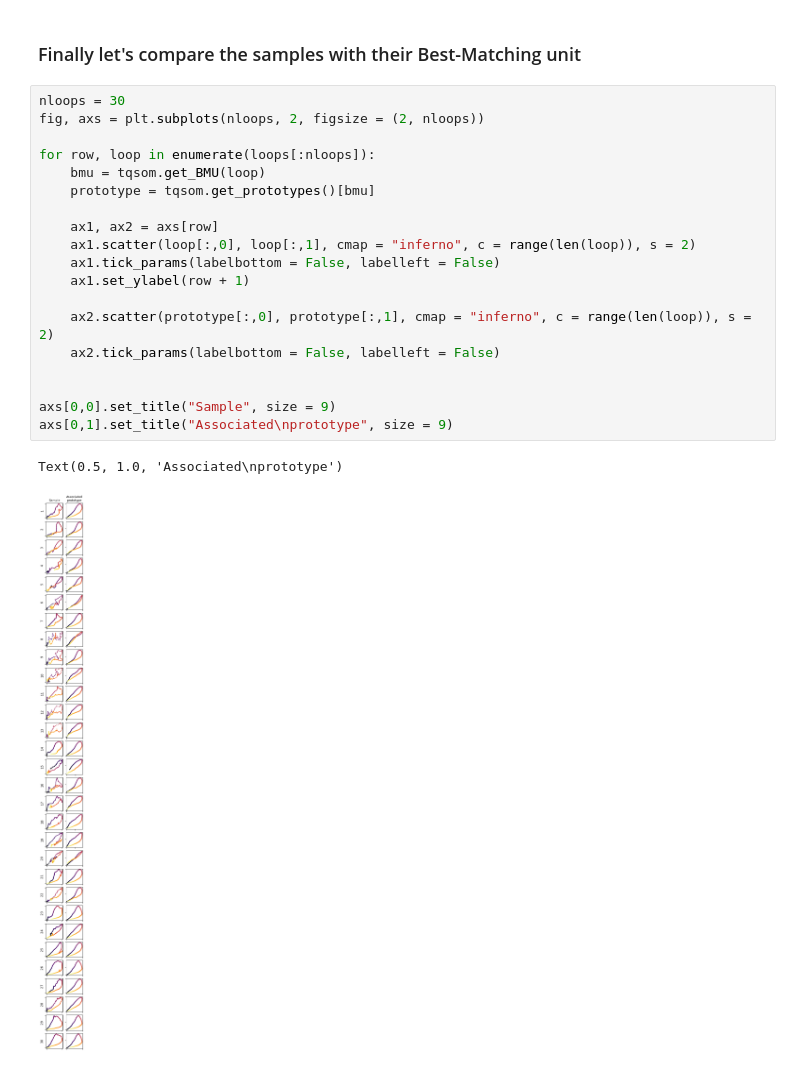
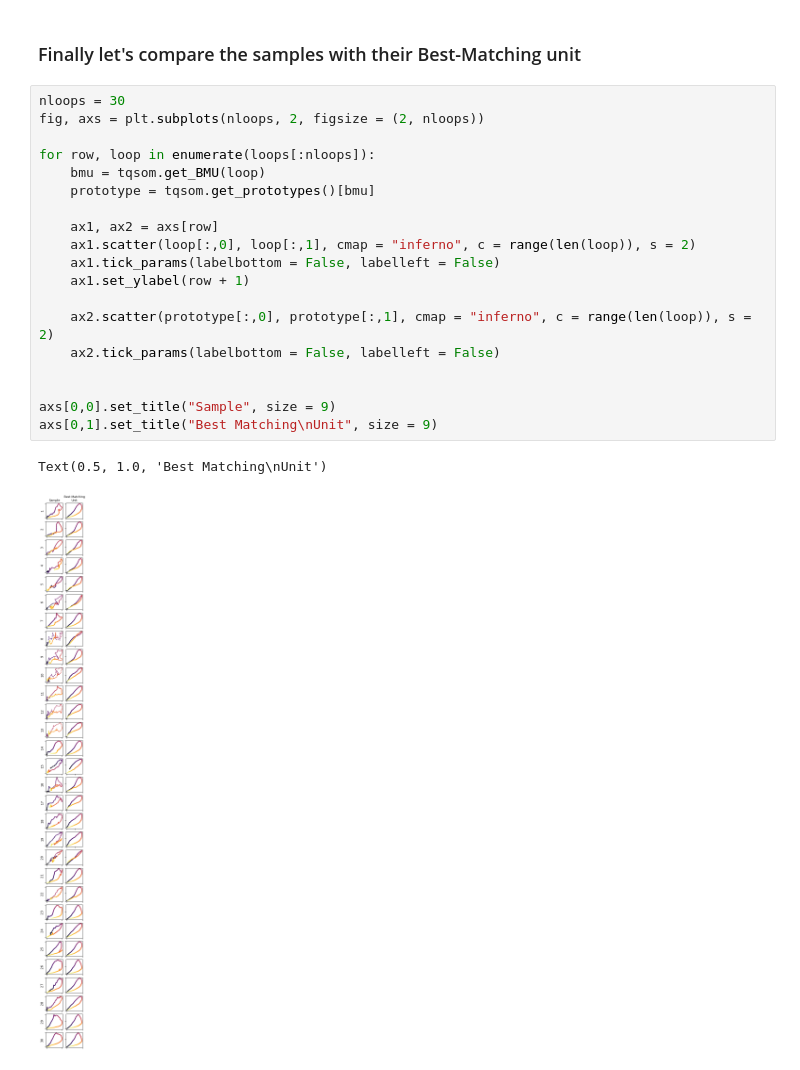
Before and after one commit to ArlexMR/HySOM, a Jupyter notebook: docs/tutorials/preparingInputData.ipynb, the cells around one changed output. Saved outputs shown, nothing was run; the diff lists cells and outputs as text.

```diff
--- a/docs/tutorials/preparingInputData.ipynb
+++ b/docs/tutorials/preparingInputData.ipynb
@@ -223,22 +225,22 @@ heatmap_frequency(tqsom, loops) # Plot the frequency distribution of loop types
 # %%
 nloops = 30
 fig, axs = plt.subplots(nloops, 2, figsize = (2, nloops))
 
 for row, loop in enumerate(loops[:nloops]):
     bmu = tqsom.get_BMU(loop)
     prototype = tqsom.get_prototypes()[bmu]
 
     ax1, ax2 = axs[row]
     ax1.scatter(loop[:,0], loop[:,1], cmap = "inferno", c = range(len(loop)), s = 2)
     ax1.tick_params(labelbottom = False, labelleft = False)
     ax1.set_ylabel(row + 1)
 
     ax2.scatter(prototype[:,0], prototype[:,1], cmap = "inferno", c = range(len(loop)), s = 2)
     ax2.tick_params(labelbottom = False, labelleft = False)
 
 
 axs[0,0].set_title("Sample", size = 9)
-axs[0,1].set_title("Associated\nprototype", size = 9)
+axs[0,1].set_title("Best Matching\nUnit", size = 9)
 # %% [output]
-Text(0.5, 1.0, 'Associated\nprototype')
+Text(0.5, 1.0, 'Best Matching\nUnit')
-[figure, old version]
+[figure, new version]
```
Also changed, not shown: parts of 2 cells of this notebook.
